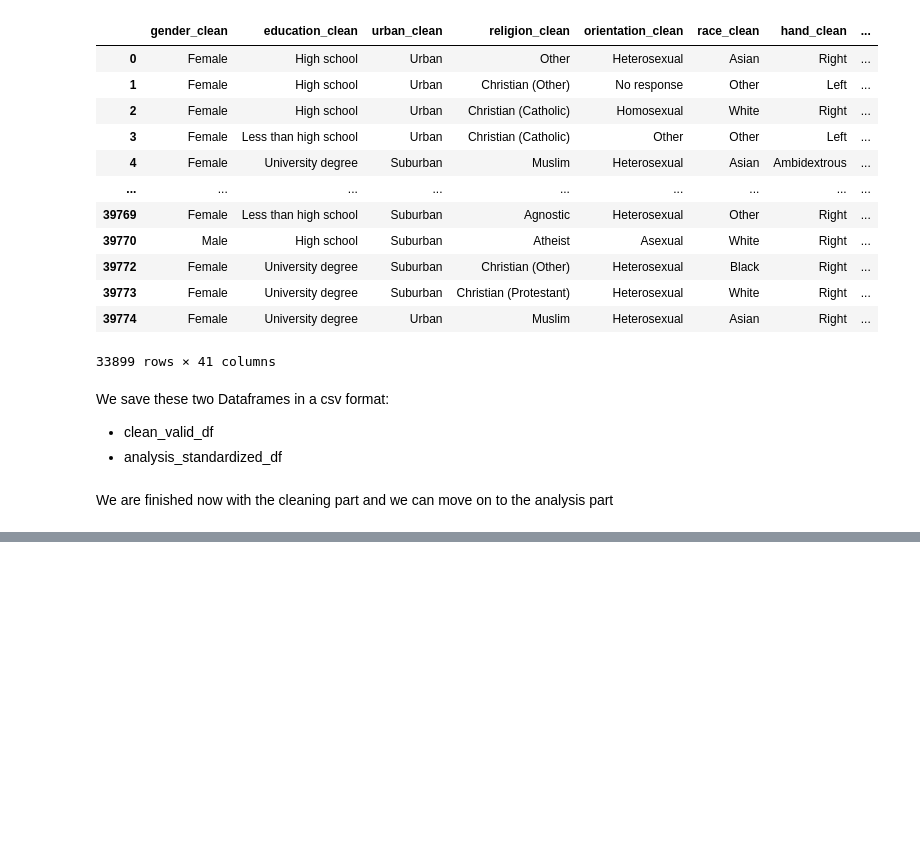
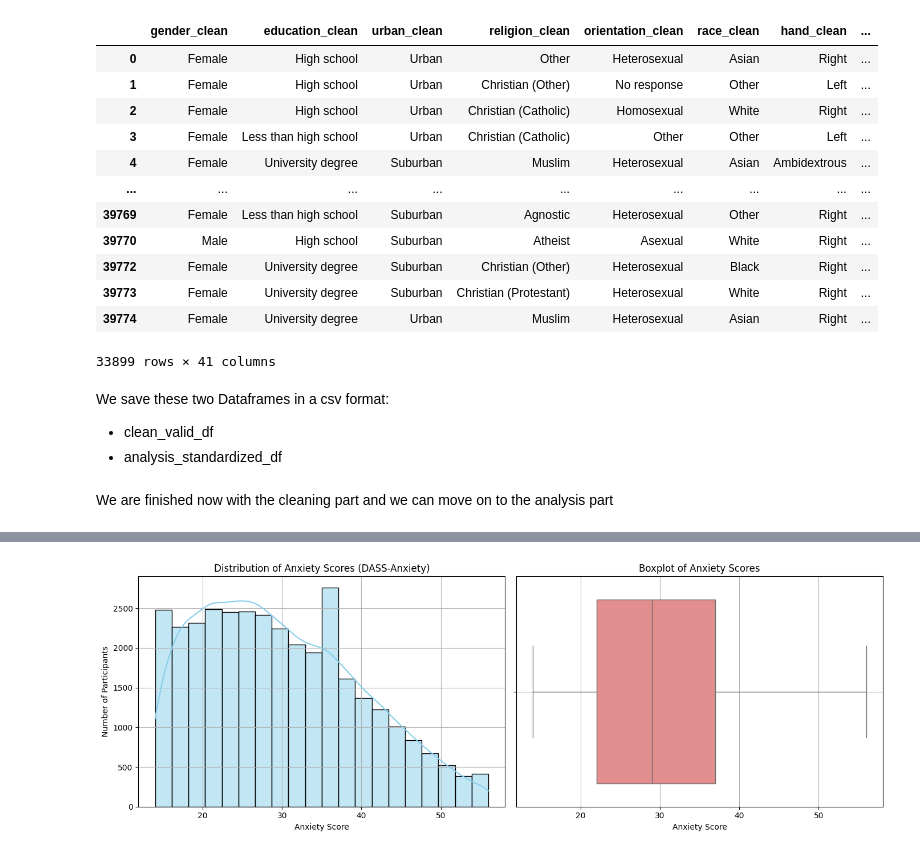
Before and after one commit to vrelvape/individual-project-mental-health, a Jupyter notebook: notebooks/01_exploration.ipynb, the cells around one changed output, grey strips where cells are left out. Cells and saved outputs as stored; diff of their text form; code cells hidden in the pictures; blank space fills up the shorter version.

```diff
--- a/notebooks/01_exploration.ipynb
+++ b/notebooks/01_exploration.ipynb
@@ -635,12 +635,7 @@ Since the scoring scales vary depending on the type of data (DASS, TIPI, etc.),
 from sklearn.preprocessing import StandardScaler
 
 #create the list of the columns that we want to standardized
-list_columns_to_standardize = [
-    'age_clean', 'familysize',
-    'dassanxiety', 'dassstress', 'dassdepression', 'dasssum',
-    'Extraversion', 'Agreeableness', 'Conscientiousness',
-    'Emotional Stability', 'Openness', 'vcl_score'
-]
+list_columns_to_standardize = ["age_clean", "familysize", "dassanxiety", "dassstress", "dassdepression", "dasssum", "Extraversion", "Agreeableness", "Conscientiousness", "Emotional Stability", "Openness", "vcl_score"]
 
 #create the new analysis_standardized_df Dataframe
 analysis_standardized_df = analysis_df.copy()
@@ -679,0 +705,57 @@ We are finished now with the cleaning part and we can move on to the analysis pa
+# %%
+import matplotlib.pyplot as plt
+import seaborn as sns
+
+# ------------------------------------------
+# Visualization of DASS-Anxiety Score Distribution
+# ------------------------------------------
+
+# The variable we are analyzing: 'dassanxiety' corresponds to the participant's anxiety score
+anxiety_col = "dassanxiety"
+
+# Create a figure with two subplots arranged horizontally (1 row, 2 columns)
+# This allows us to compare two different views of the anxiety score distribution side by side
+plt.figure(figsize=(14, 5))  # Set the width and height of the entire figure
+
+# ----------------------------------------------------------
+# Subplot 1 — Histogram with KDE (Kernel Density Estimate)
+# ----------------------------------------------------------
+# This histogram shows how frequently each anxiety score occurs in the dataset.
+# The KDE line gives a smoothed estimate of the probability density function,
+# which helps identify the shape of the distribution (e.g., normal, skewed, bimodal).
+
+plt.subplot(1, 2, 1)  # First subplot in the 1-row, 2-column layout
+sns.histplot(
+    analysis_standardized_df[anxiety_col],  # Data to plot
+    bins=20,           # Number of bins (adjust for resolution of the histogram)
+    kde=True,          # Add the KDE curve over the histogram
+    color="skyblue",   # Histogram and KDE color
+    edgecolor="black"  # Add border around bars for better visibility
+)
+plt.title("Distribution of Anxiety Scores (DASS-Anxiety)")
+plt.xlabel("Anxiety Score")           # Label for x-axis
+plt.ylabel("Number of Participants")  # Label for y-axis
+plt.grid(True)  # Add grid lines for better readability
+
+# ----------------------------------------------------------
+# Subplot 2 — Boxplot of Anxiety Scores
+# ----------------------------------------------------------
+# Boxplots are useful for visualizing the central tendency and spread of the data,
+# as well as identifying outliers (points far from the rest of the data).
+
+plt.subplot(1, 2, 2)  # Second subplot
+sns.boxplot(
+    x=analysis_standardized_df[anxiety_col],  # Horizontal boxplot
+    color="lightcoral"  # Box color
+)
+plt.title("Boxplot of Anxiety Scores")
+plt.xlabel("Anxiety Score")
+plt.grid(True)  # Add vertical grid lines
+
+# Adjust spacing between subplots so that titles and labels don’t overlap
+plt.tight_layout()
+
+# Render the figure to the screen
+plt.show()
+# %% [output]
+[figure, added]
```
Also changed, not shown: parts of 5 cells of this notebook.
